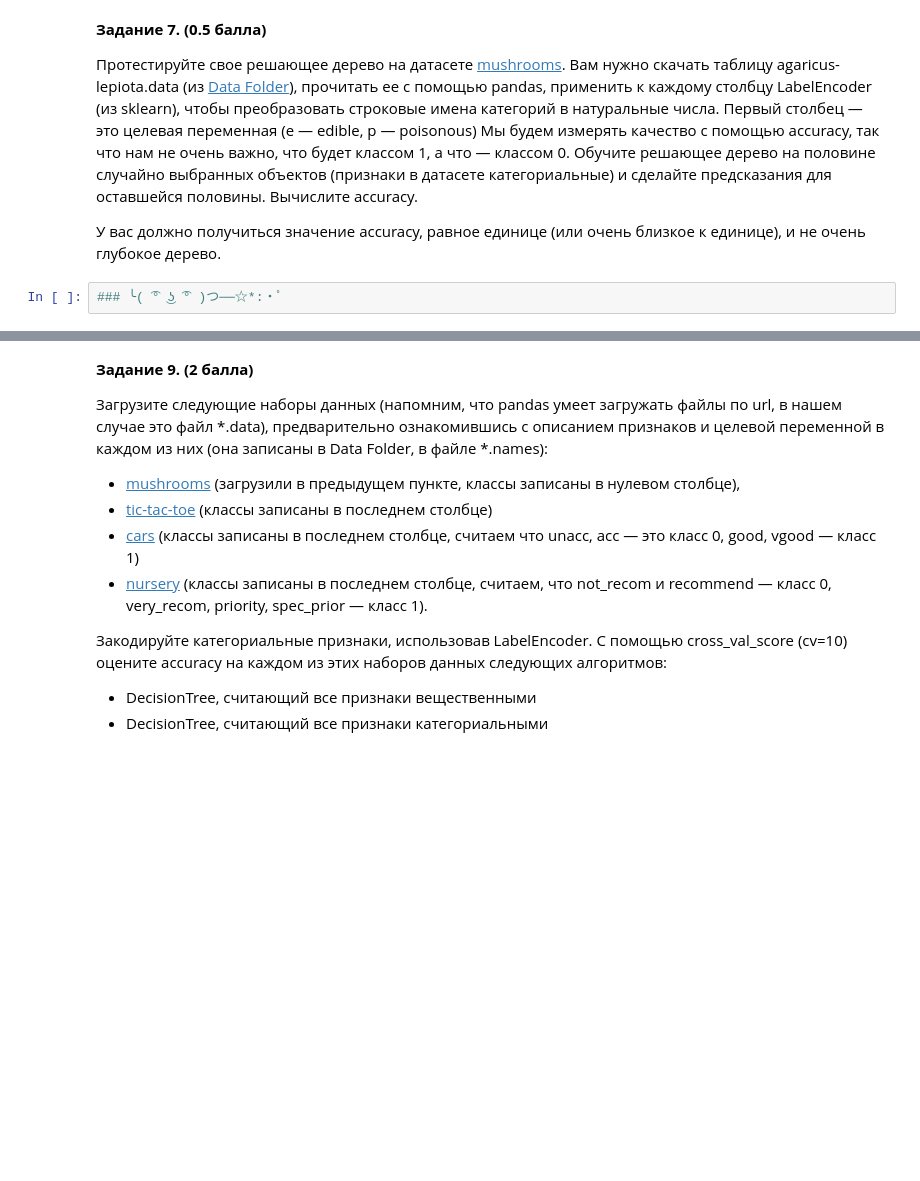
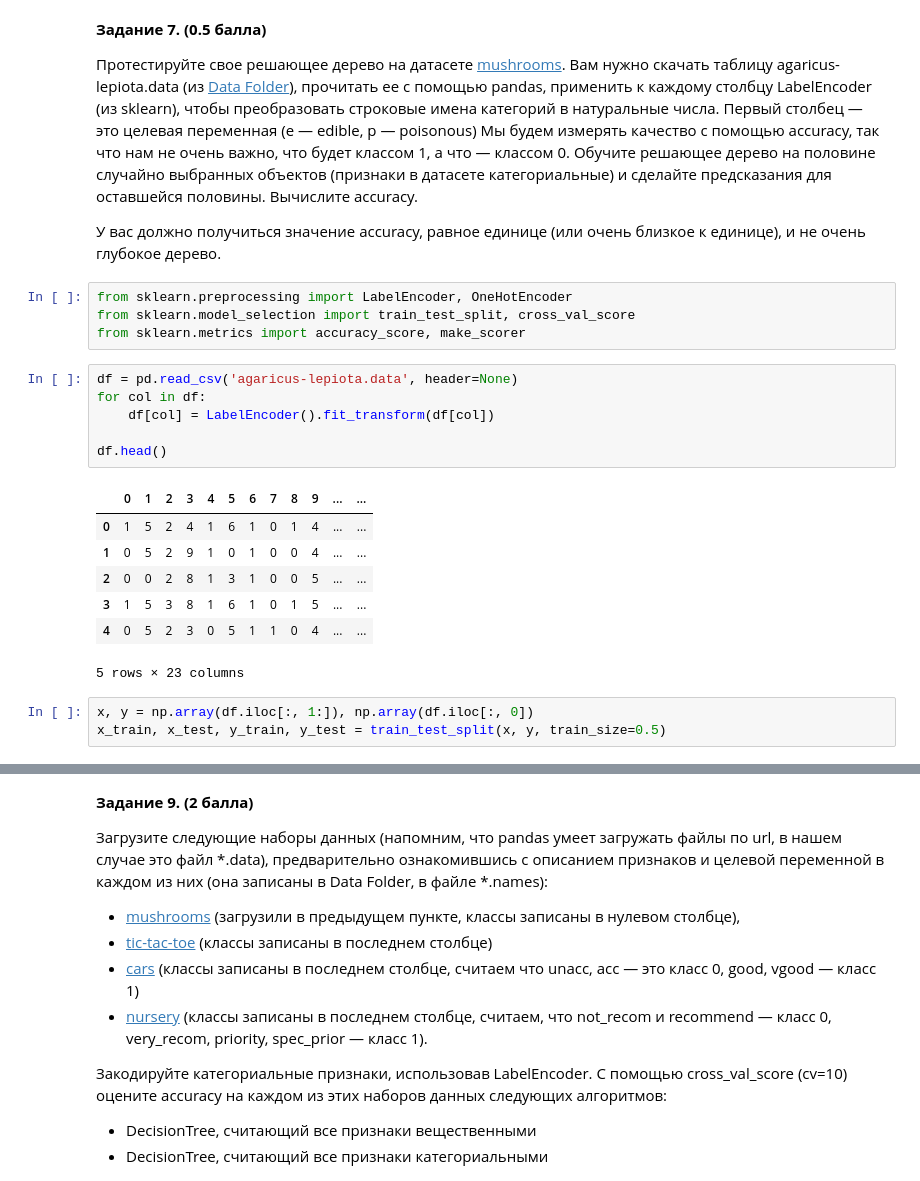
Before and after one commit to Panesher/Machine-Learning, a Jupyter notebook: HW-5/homework-practice-05-trees.ipynb, the cells around one changed output, grey strips where cells are left out. Drawn from its saved outputs; the diff is of its cells as text; blank space fills up the shorter version.

```diff
--- a/HW-5/homework-practice-05-trees.ipynb
+++ b/HW-5/homework-practice-05-trees.ipynb
@@ -246,5 +258,24 @@ __Задание 7. (0.5 балла)__
 Протестируйте свое решающее дерево на датасете [mushrooms](https://archive.ics.uci.edu/ml/datasets/Mushroom). Вам нужно скачать таблицу agaricus-lepiota.data (из [Data Folder](https://archive.ics.uci.edu/ml/machine-learning-databases/mushroom/)), прочитать ее с помощью pandas, применить к каждому столбцу LabelEncoder (из sklearn), чтобы преобразовать строковые имена категорий в натуральные числа. Первый столбец — это целевая переменная (e — edible, p — poisonous) Мы будем измерять качество с помощью accuracy, так что нам не очень важно, что будет классом 1, а что — классом 0. Обучите решающее дерево на половине случайно выбранных объектов (признаки в датасете категориальные) и сделайте предсказания для оставшейся половины. Вычислите accuracy.
 
 У вас должно получиться значение accuracy, равное единице (или очень близкое к единице), и не очень глубокое дерево.
-# %%
-### ╰( ͡° ͜ʖ ͡° )つ──☆*:・ﾟ
+# %%
+from sklearn.preprocessing import LabelEncoder, OneHotEncoder
+from sklearn.model_selection import train_test_split, cross_val_score
+from sklearn.metrics import accuracy_score, make_scorer
+# %%
+df = pd.read_csv('agaricus-lepiota.data', header=None)
+for col in df:
+    df[col] = LabelEncoder().fit_transform(df[col])
+
+df.head()
+# %% [output]
+|  | 0 | 1 | 2 | 3 | 4 | 5 | 6 | 7 | 8 | 9 | ... | ... |
+| 0 | 1 | 5 | 2 | 4 | 1 | 6 | 1 | 0 | 1 | 4 | ... | ... |
+| 1 | 0 | 5 | 2 | 9 | 1 | 0 | 1 | 0 | 0 | 4 | ... | ... |
+| 2 | 0 | 0 | 2 | 8 | 1 | 3 | 1 | 0 | 0 | 5 | ... | ... |
+| 3 | 1 | 5 | 3 | 8 | 1 | 6 | 1 | 0 | 1 | 5 | ... | ... |
+| 4 | 0 | 5 | 2 | 3 | 0 | 5 | 1 | 1 | 0 | 4 | ... | ... |
+5 rows × 23 columns
+# %%
+x, y = np.array(df.iloc[:, 1:]), np.array(df.iloc[:, 0])
+x_train, x_test, y_train, y_test = train_test_split(x, y, train_size=0.5)
```
Also changed, not shown: parts of 19 cells of this notebook, 1 other file.
